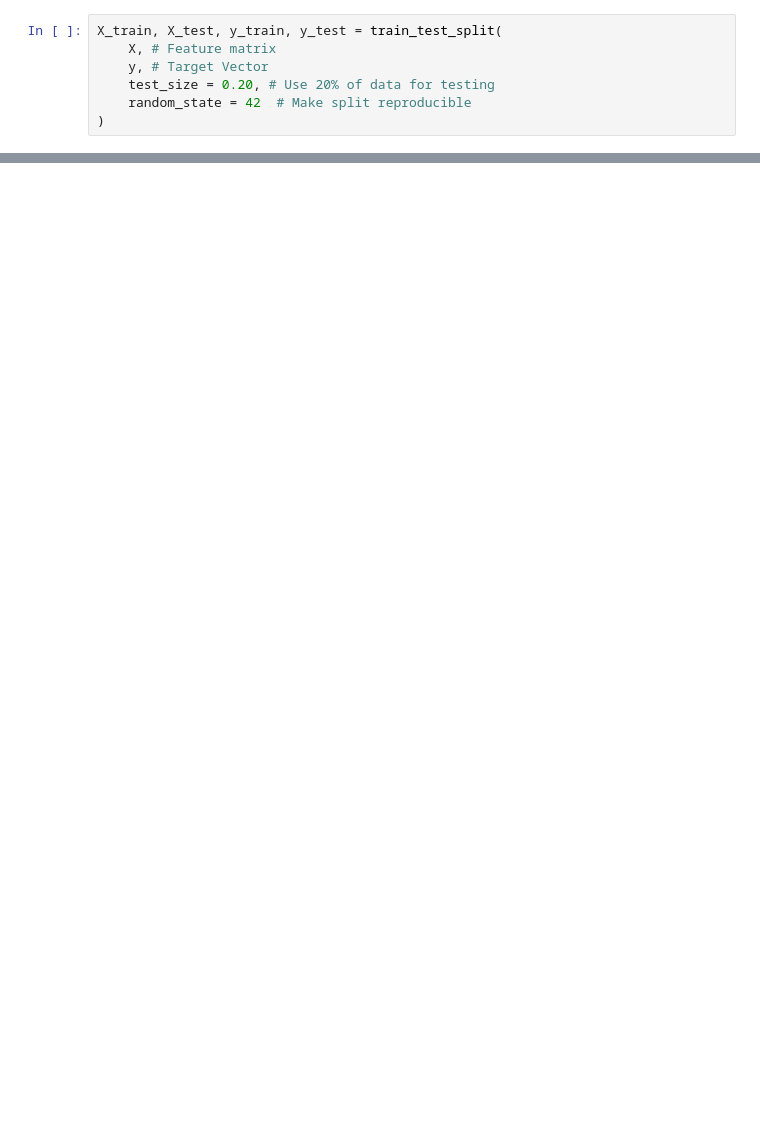
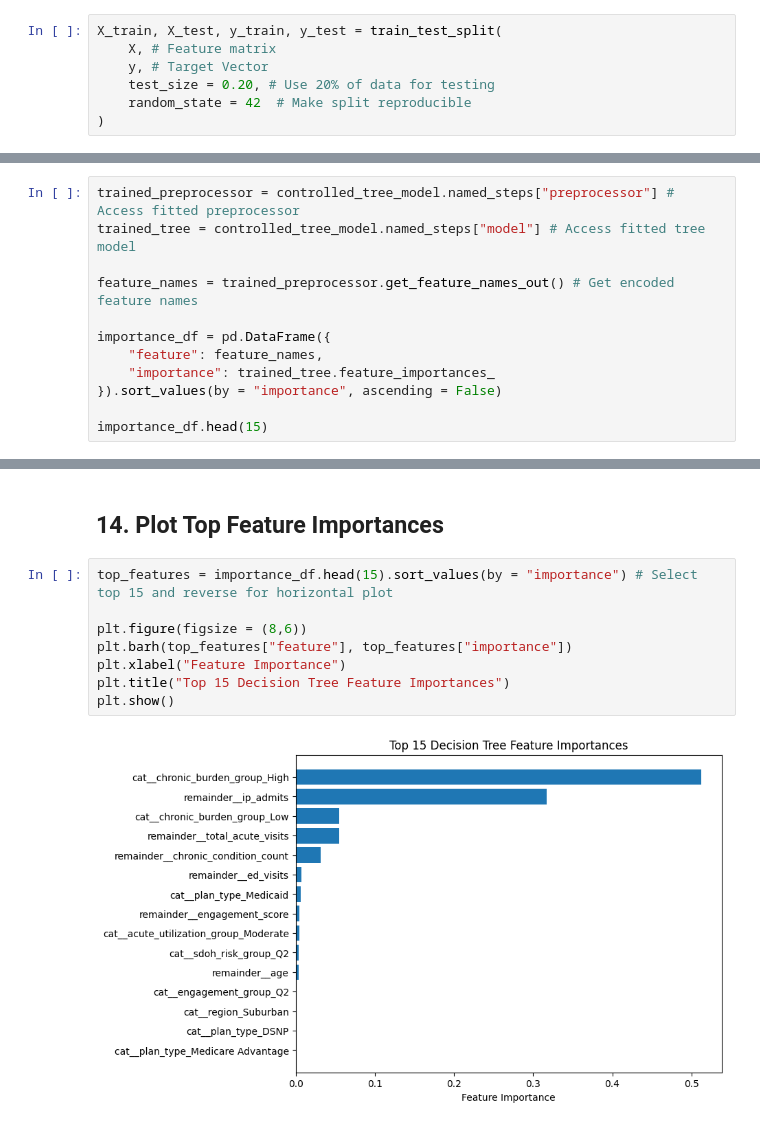
Before and after one commit to doyounghi/Healthcare-data-analysis, a Jupyter notebook: 01_mock_member_health_analysis/notebooks/10_tree_based_regression.ipynb, the cells around one changed output, grey strips where cells are left out. Saved outputs shown, nothing was run; the diff lists cells and outputs as text; blank space fills up the shorter version.

```diff
--- a/01_mock_member_health_analysis/notebooks/10_tree_based_regression.ipynb
+++ b/01_mock_member_health_analysis/notebooks/10_tree_based_regression.ipynb
@@ -131,0 +237,12 @@ controlled_tree_model.fit(X_train, y_train) # Train controlled tree
+# %%
+trained_preprocessor = controlled_tree_model.named_steps["preprocessor"] # Access fitted preprocessor
+trained_tree = controlled_tree_model.named_steps["model"] # Access fitted tree model
+
+feature_names = trained_preprocessor.get_feature_names_out() # Get encoded feature names
+
+importance_df = pd.DataFrame({
+    "feature": feature_names,
+    "importance": trained_tree.feature_importances_
+}).sort_values(by = "importance", ascending = False)
+
+importance_df.head(15)
@@ -131,0 +266,12 @@ controlled_tree_model.fit(X_train, y_train) # Train controlled tree
+# %% [markdown]
+## 14. Plot Top Feature Importances
+# %%
+top_features = importance_df.head(15).sort_values(by = "importance") # Select top 15 and reverse for horizontal plot
+
+plt.figure(figsize = (8,6))
+plt.barh(top_features["feature"], top_features["importance"])
+plt.xlabel("Feature Importance")
+plt.title("Top 15 Decision Tree Feature Importances")
+plt.show()
+# %% [output]
+[figure, added]
```
Also changed, not shown: parts of 27 cells of this notebook, 1 other file.
